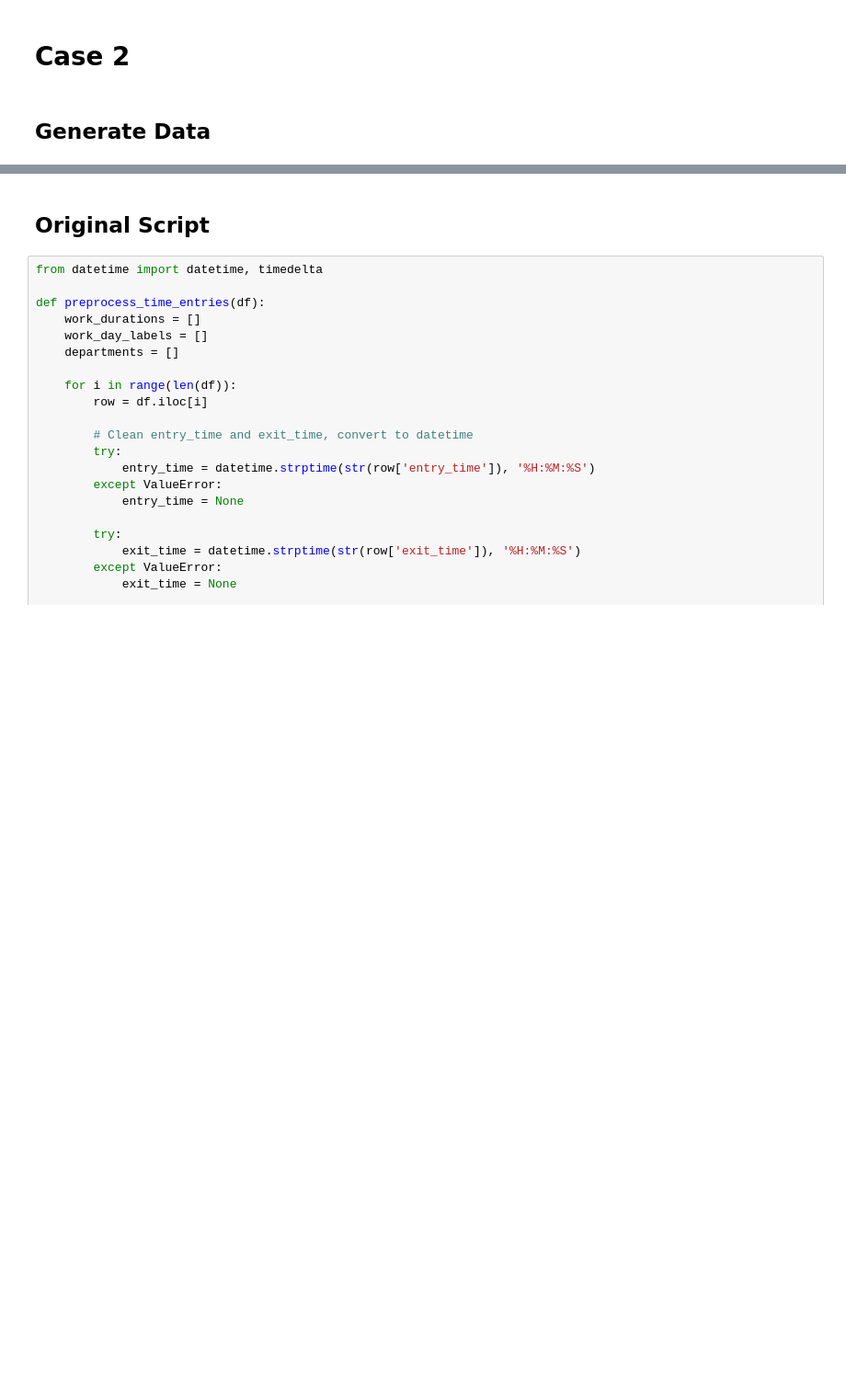
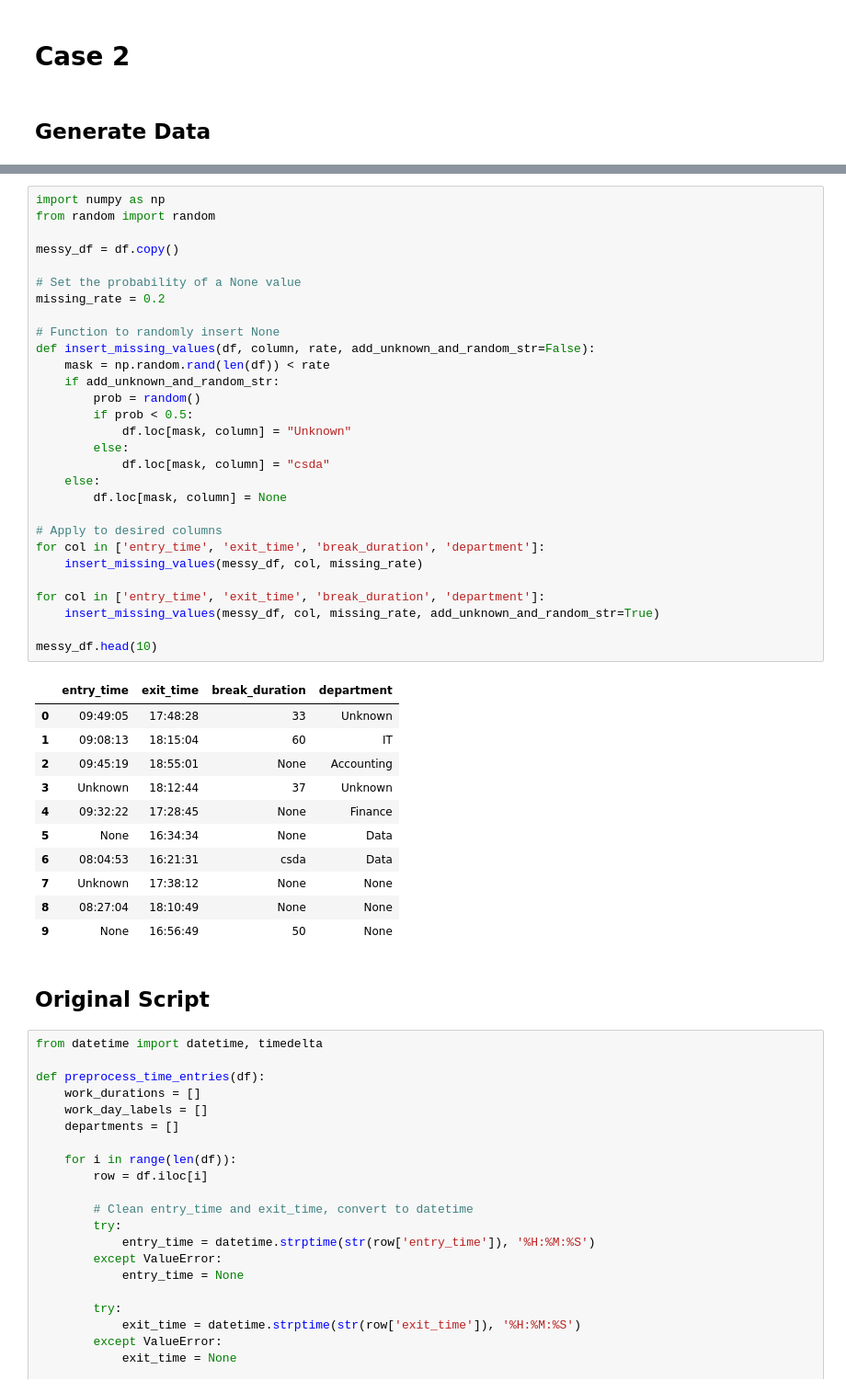
Before and after one commit to alfiannajih/dattabot-tech-test, a Jupyter notebook: Point 1/experiment.ipynb, the cells around one changed output, grey strips where cells are left out. Shown at 92% size. Saved outputs shown, nothing was run; the diff lists cells and outputs as text; blank space fills up the shorter version.

```diff
--- a/Point 1/experiment.ipynb
+++ b/Point 1/experiment.ipynb
@@ -220,3 +220,44 @@ df.head()
+# %%
+import numpy as np
+from random import random
+
+messy_df = df.copy()
+
+# Set the probability of a None value
+missing_rate = 0.2
+
+# Function to randomly insert None
+def insert_missing_values(df, column, rate, add_unknown_and_random_str=False):
+    mask = np.random.rand(len(df)) < rate
+    if add_unknown_and_random_str:
+        prob = random()
+        if prob < 0.5:
+            df.loc[mask, column] = "Unknown"
+        else:
+            df.loc[mask, column] = "csda"
+    else:
+        df.loc[mask, column] = None
+
+# Apply to desired columns
+for col in ['entry_time', 'exit_time', 'break_duration', 'department']:
+    insert_missing_values(messy_df, col, missing_rate)
+
+for col in ['entry_time', 'exit_time', 'break_duration', 'department']:
+    insert_missing_values(messy_df, col, missing_rate, add_unknown_and_random_str=True)
+
+messy_df.head(10)
+# %% [output]
+|  | entry_time | exit_time | break_duration | department |
+| 0 | 09:49:05 | 17:48:28 | 33 | Unknown |
+| 1 | 09:08:13 | 18:15:04 | 60 | IT |
+| 2 | 09:45:19 | 18:55:01 | None | Accounting |
+| 3 | Unknown | 18:12:44 | 37 | Unknown |
+| 4 | 09:32:22 | 17:28:45 | None | Finance |
+| 5 | None | 16:34:34 | None | Data |
+| 6 | 08:04:53 | 16:21:31 | csda | Data |
+| 7 | Unknown | 17:38:12 | None | None |
+| 8 | 08:27:04 | 18:10:49 | None | None |
+| 9 | None | 16:56:49 | 50 | None |
 # %% [markdown]
 ## Original Script
 # %%
```
Also changed, not shown: parts of 19 cells of this notebook.
